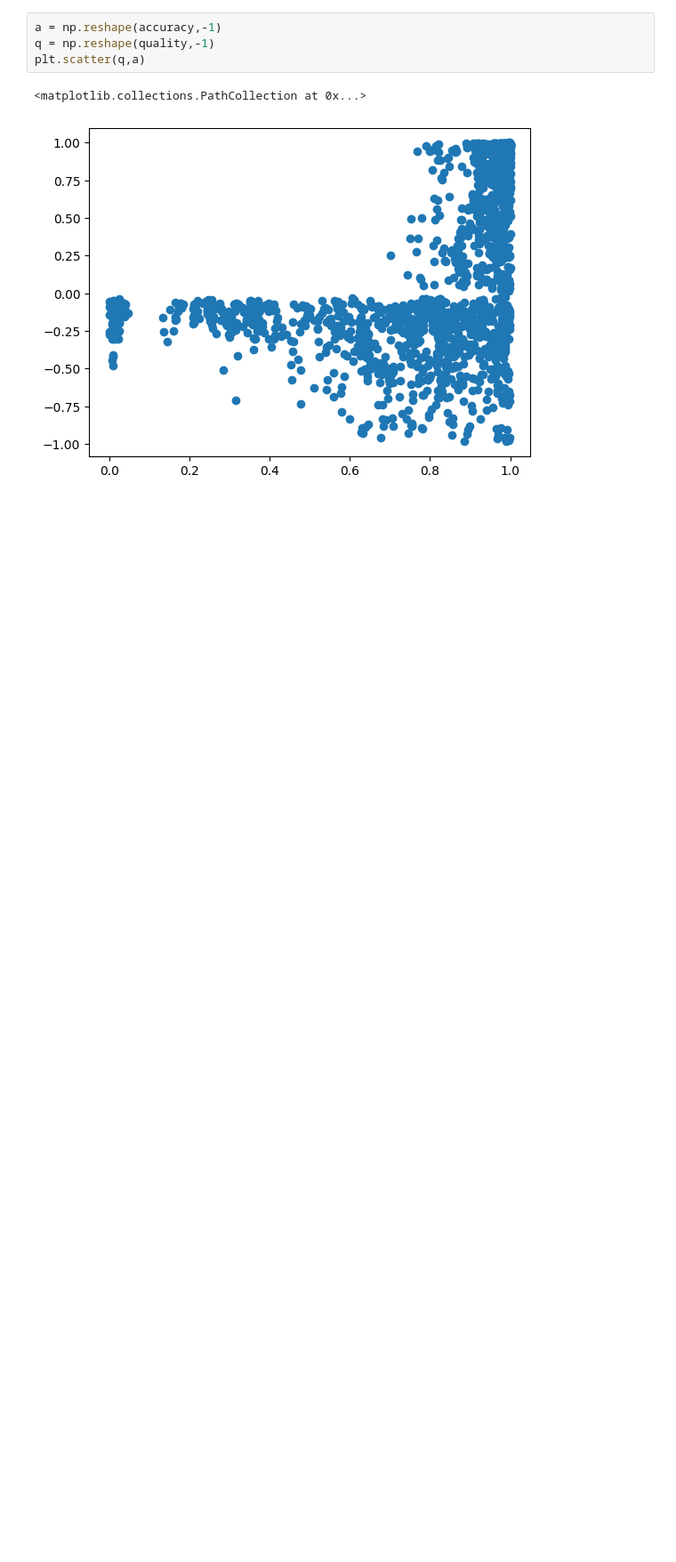
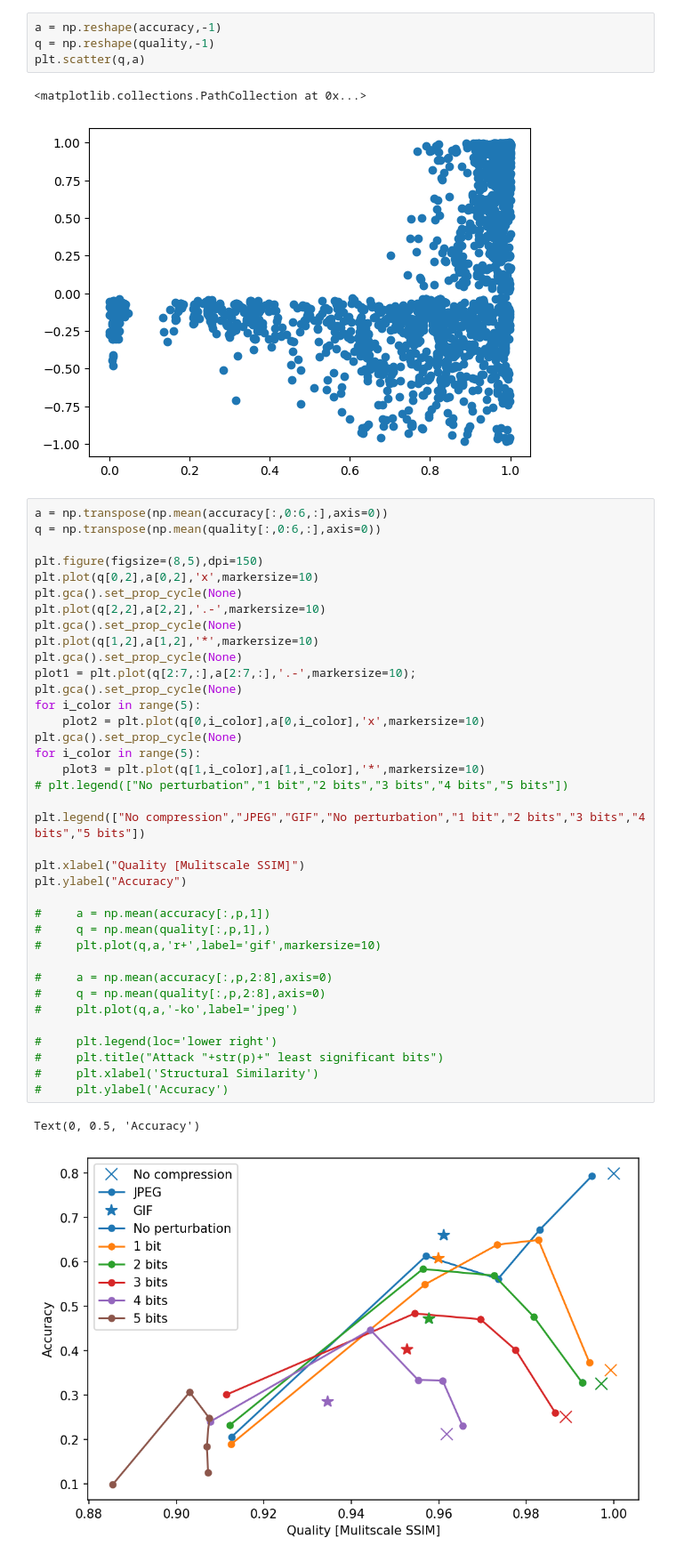
Before and after one commit to danjacobellis/FTML, a Jupyter notebook: experiments/accuracy_vs_quality.ipynb, the cells around one changed output. Shown at 89% size. Drawn from its saved outputs; the diff is of its cells as text; blank space fills up the shorter version.

Commit message:
cool plot

```diff
--- a/experiments/accuracy_vs_quality.ipynb
+++ b/experiments/accuracy_vs_quality.ipynb
@@ -68,3 +75,43 @@ plt.scatter(q,a)
 # %% [output]
 <matplotlib.collections.PathCollection at 0x...>
 [figure]
+# %%
+a = np.transpose(np.mean(accuracy[:,0:6,:],axis=0))
+q = np.transpose(np.mean(quality[:,0:6,:],axis=0))
+
+plt.figure(figsize=(8,5),dpi=150)
+plt.plot(q[0,2],a[0,2],'x',markersize=10)
+plt.gca().set_prop_cycle(None)
+plt.plot(q[2,2],a[2,2],'.-',markersize=10)
+plt.gca().set_prop_cycle(None)
+plt.plot(q[1,2],a[1,2],'*',markersize=10)
+plt.gca().set_prop_cycle(None)
+plot1 = plt.plot(q[2:7,:],a[2:7,:],'.-',markersize=10);
+plt.gca().set_prop_cycle(None)
+for i_color in range(5):
+    plot2 = plt.plot(q[0,i_color],a[0,i_color],'x',markersize=10)
+plt.gca().set_prop_cycle(None)
+for i_color in range(5):
+    plot3 = plt.plot(q[1,i_color],a[1,i_color],'*',markersize=10)
+# plt.legend(["No perturbation","1 bit","2 bits","3 bits","4 bits","5 bits"])
+
+plt.legend(["No compression","JPEG","GIF","No perturbation","1 bit","2 bits","3 bits","4 bits","5 bits"])
+
+plt.xlabel("Quality [Mulitscale SSIM]")
+plt.ylabel("Accuracy")
+
+#     a = np.mean(accuracy[:,p,1])
+#     q = np.mean(quality[:,p,1],)
+#     plt.plot(q,a,'r+',label='gif',markersize=10)
+
+#     a = np.mean(accuracy[:,p,2:8],axis=0)
+#     q = np.mean(quality[:,p,2:8],axis=0)
+#     plt.plot(q,a,'-ko',label='jpeg')
+
+#     plt.legend(loc='lower right')
+#     plt.title("Attack "+str(p)+" least significant bits")
+#     plt.xlabel('Structural Similarity')
+#     plt.ylabel('Accuracy')
+# %% [output]
+Text(0, 0.5, 'Accuracy')
+[figure, added]
```
Also changed, not shown: parts of 3 cells of this notebook.
